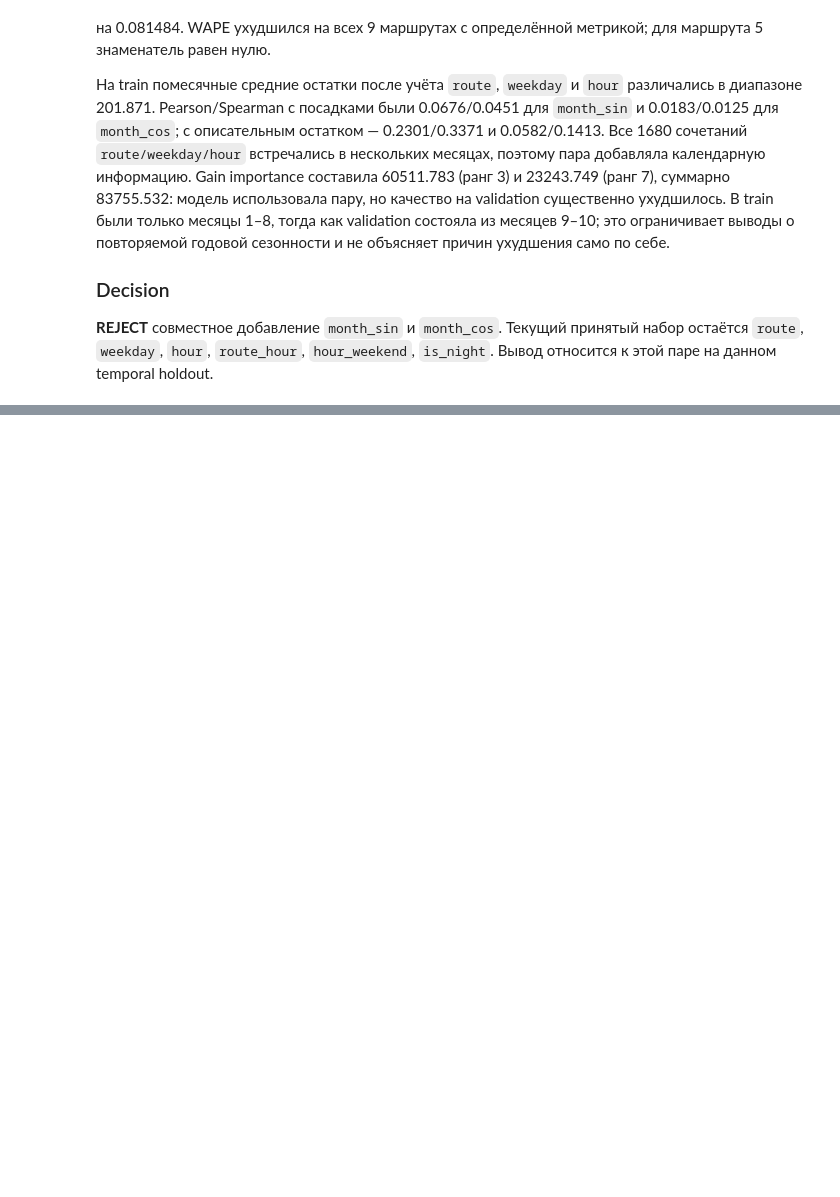
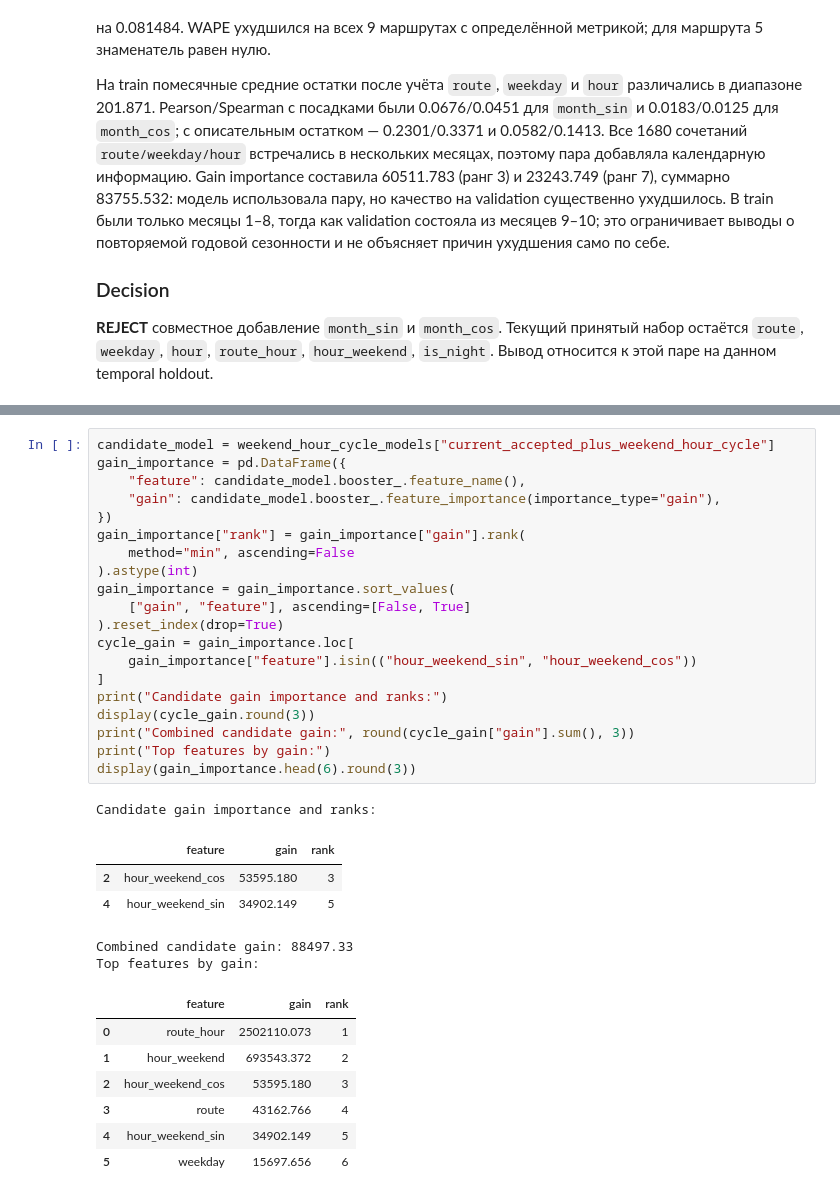
Before and after one commit to rapogahu/MT-Hackathon-2026, a Jupyter notebook: ml/notebooks/feature_engineering.ipynb, the cells around one changed output, grey strips where cells are left out. Saved outputs shown, nothing was run; the diff lists cells and outputs as text; blank space fills up the shorter version.

```diff
--- a/ml/notebooks/feature_engineering.ipynb
+++ b/ml/notebooks/feature_engineering.ipynb
@@ -2762,0 +2930,34 @@ Validation WAPE by route:
+# %%
+candidate_model = weekend_hour_cycle_models["current_accepted_plus_weekend_hour_cycle"]
+gain_importance = pd.DataFrame({
+    "feature": candidate_model.booster_.feature_name(),
+    "gain": candidate_model.booster_.feature_importance(importance_type="gain"),
+})
+gain_importance["rank"] = gain_importance["gain"].rank(
+    method="min", ascending=False
+).astype(int)
+gain_importance = gain_importance.sort_values(
+    ["gain", "feature"], ascending=[False, True]
+).reset_index(drop=True)
+cycle_gain = gain_importance.loc[
+    gain_importance["feature"].isin(("hour_weekend_sin", "hour_weekend_cos"))
+]
+print("Candidate gain importance and ranks:")
+display(cycle_gain.round(3))
+print("Combined candidate gain:", round(cycle_gain["gain"].sum(), 3))
+print("Top features by gain:")
+display(gain_importance.head(6).round(3))
+# %% [output]
+Candidate gain importance and ranks:
+|  | feature | gain | rank |
+| 2 | hour_weekend_cos | 53595.180 | 3 |
+| 4 | hour_weekend_sin | 34902.149 | 5 |
+Combined candidate gain: 88497.33
+Top features by gain:
+|  | feature | gain | rank |
+| 0 | route_hour | 2502110.073 | 1 |
+| 1 | hour_weekend | 693543.372 | 2 |
+| 2 | hour_weekend_cos | 53595.180 | 3 |
+| 3 | route | 43162.766 | 4 |
+| 4 | hour_weekend_sin | 34902.149 | 5 |
+| 5 | weekday | 15697.656 | 6 |
```
Also changed, not shown: parts of 12 cells of this notebook, 1 other file.
